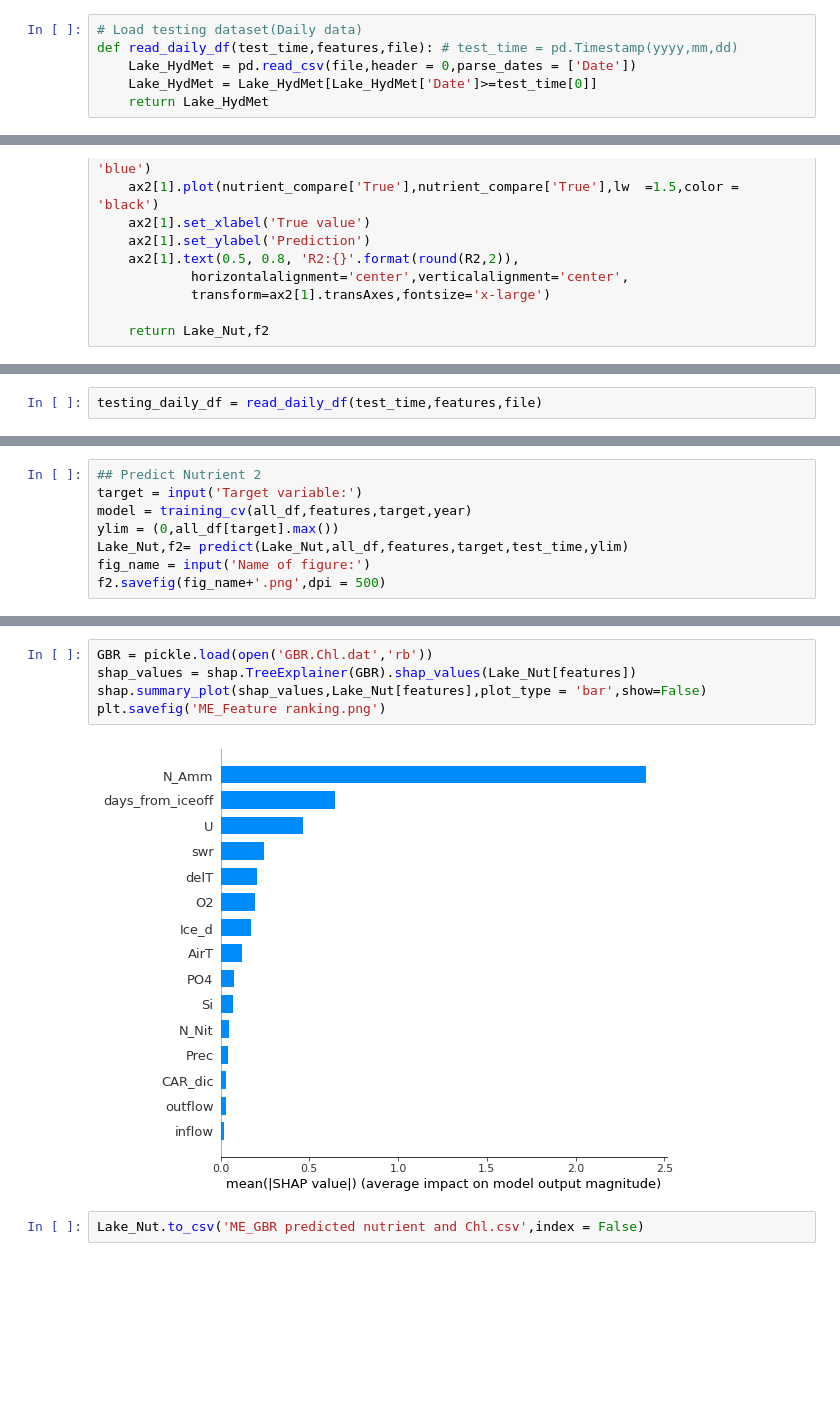
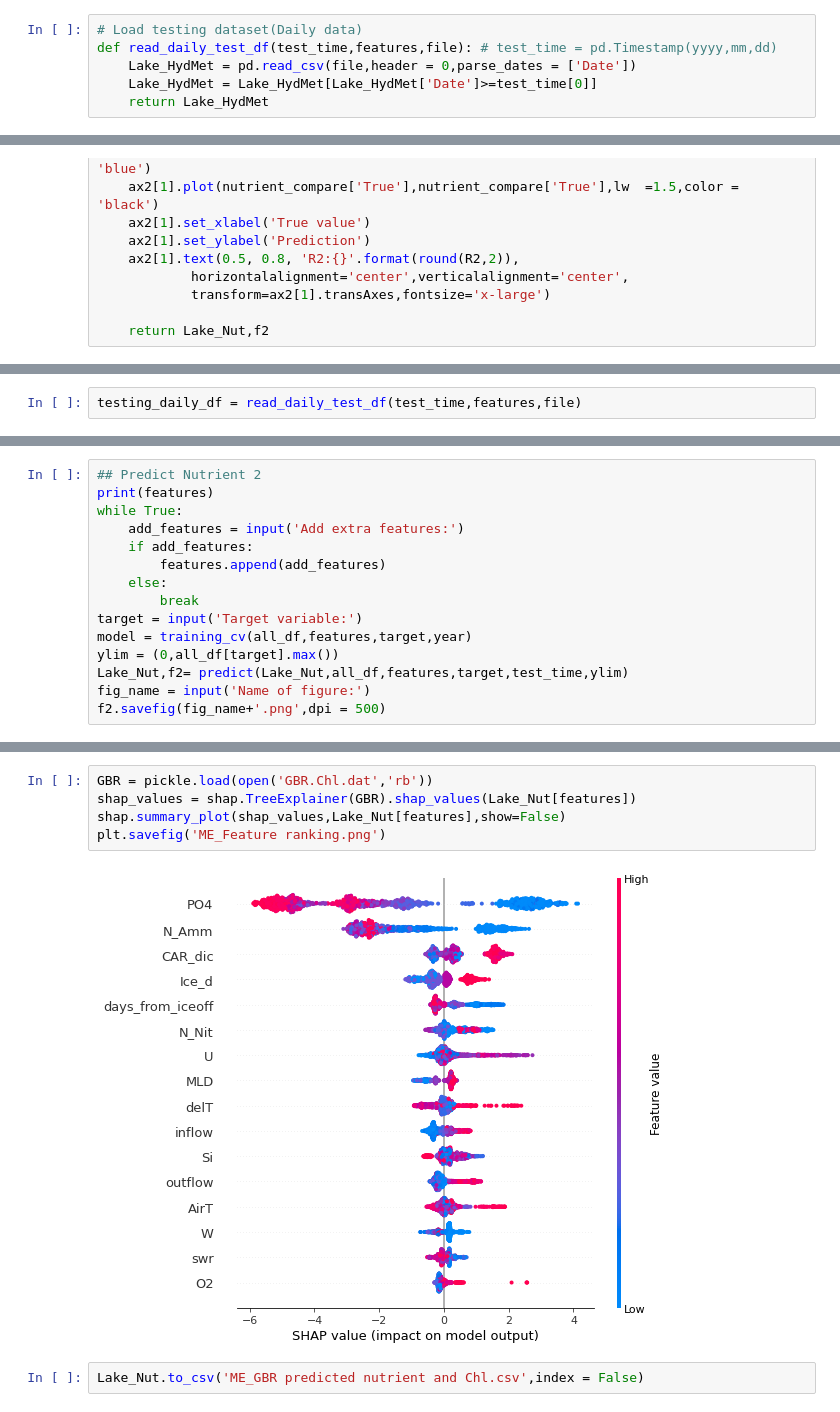
Before and after one commit to Shuqi-Lin/Algal-bloom-prediction-machine-learning, a Jupyter notebook: DD models_pre-generated nutrients_process-based model data.ipynb, the cells around one changed output, grey strips where cells are left out. Drawn from its saved outputs; the diff is of its cells as text; blank space fills up the shorter version.

Commit message:
Adding Lake Mendota

```diff
--- a/DD models_pre-generated nutrients_process-based model data.ipynb
+++ b/DD models_pre-generated nutrients_process-based model data.ipynb
@@ -55,7 +58,7 @@ Year:2009
 # GBR model
 # %%
 # Load testing dataset(Daily data)
-def read_daily_df(test_time,features,file): # test_time = pd.Timestamp(yyyy,mm,dd)
+def read_daily_test_df(test_time,features,file): # test_time = pd.Timestamp(yyyy,mm,dd)
     Lake_HydMet = pd.read_csv(file,header = 0,parse_dates = ['Date'])
     Lake_HydMet = Lake_HydMet[Lake_HydMet['Date']>=test_time[0]]
     return Lake_HydMet
@@ -140,5 +162,5 @@ file = input('Name of daily observation datasets:')
 # %%
-testing_daily_df = read_daily_df(test_time,features,file)
+testing_daily_df = read_daily_test_df(test_time,features,file)
 # %%
 # Visualization of the correlations between features
 f,ax = plt.subplots(figsize = (16,16))
@@ -168,5 +191,12 @@ R2 0.70 (+/- 0.12)
 # %%
 ## Predict Nutrient 2
+print(features)
+while True:
+    add_features = input('Add extra features:')
+    if add_features:
+        features.append(add_features)
+    else:
+        break
 target = input('Target variable:')
 model = training_cv(all_df,features,target,year)
 ylim = (0,all_df[target].max())
@@ -292,10 +346,10 @@ Name of figure:ME_GBR_Chl
 # %%
 GBR = pickle.load(open('GBR.Chl.dat','rb'))
 shap_values = shap.TreeExplainer(GBR).shap_values(Lake_Nut[features])
-shap.summary_plot(shap_values,Lake_Nut[features],plot_type = 'bar',show=False)
+shap.summary_plot(shap_values,Lake_Nut[features],show=False)
 plt.savefig('ME_Feature ranking.png')
 # %% [output]
-[figure, old version]
+[figure, new version]
 # %%
 Lake_Nut.to_csv('ME_GBR predicted nutrient and Chl.csv',index = False)
 # %% [markdown]
```
Also changed, not shown: parts of 43 cells of this notebook, 35 other files.
